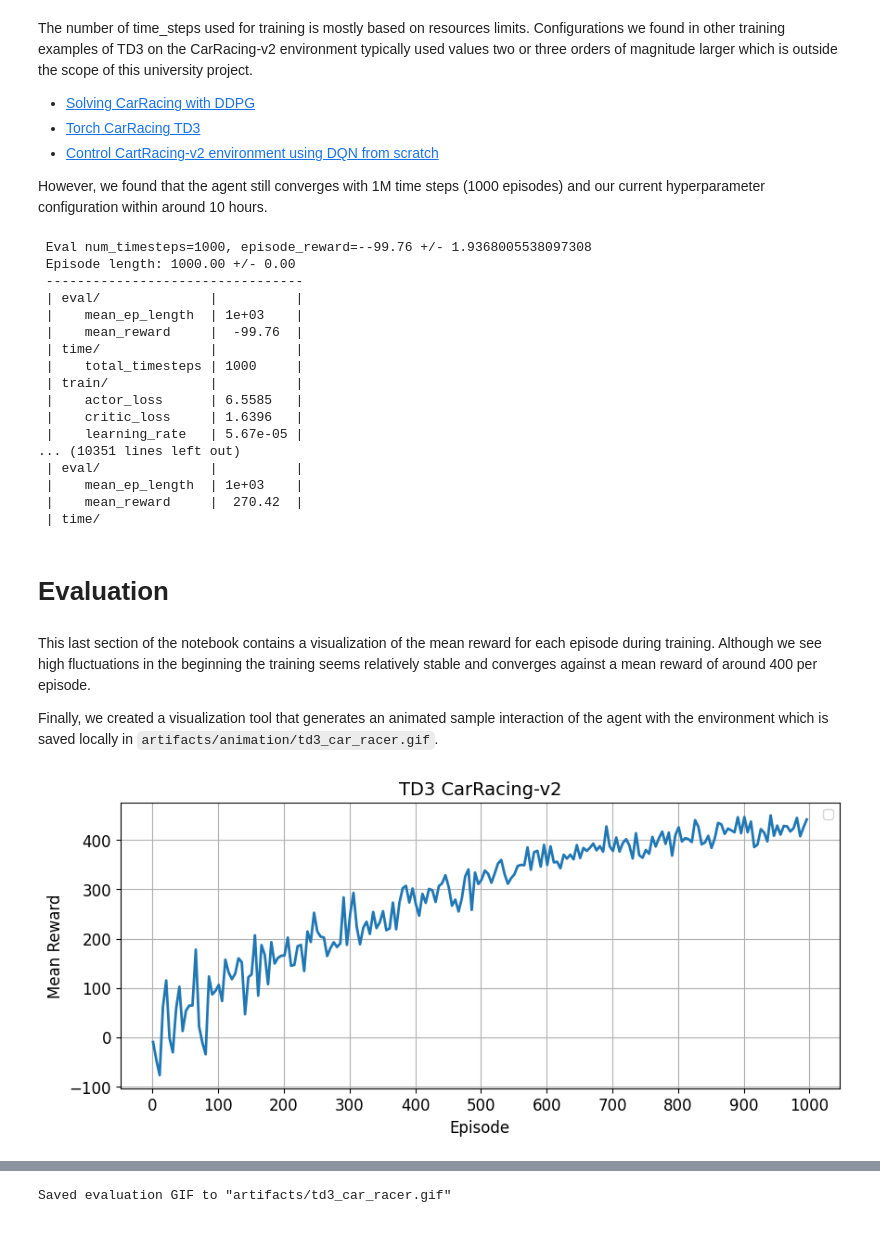
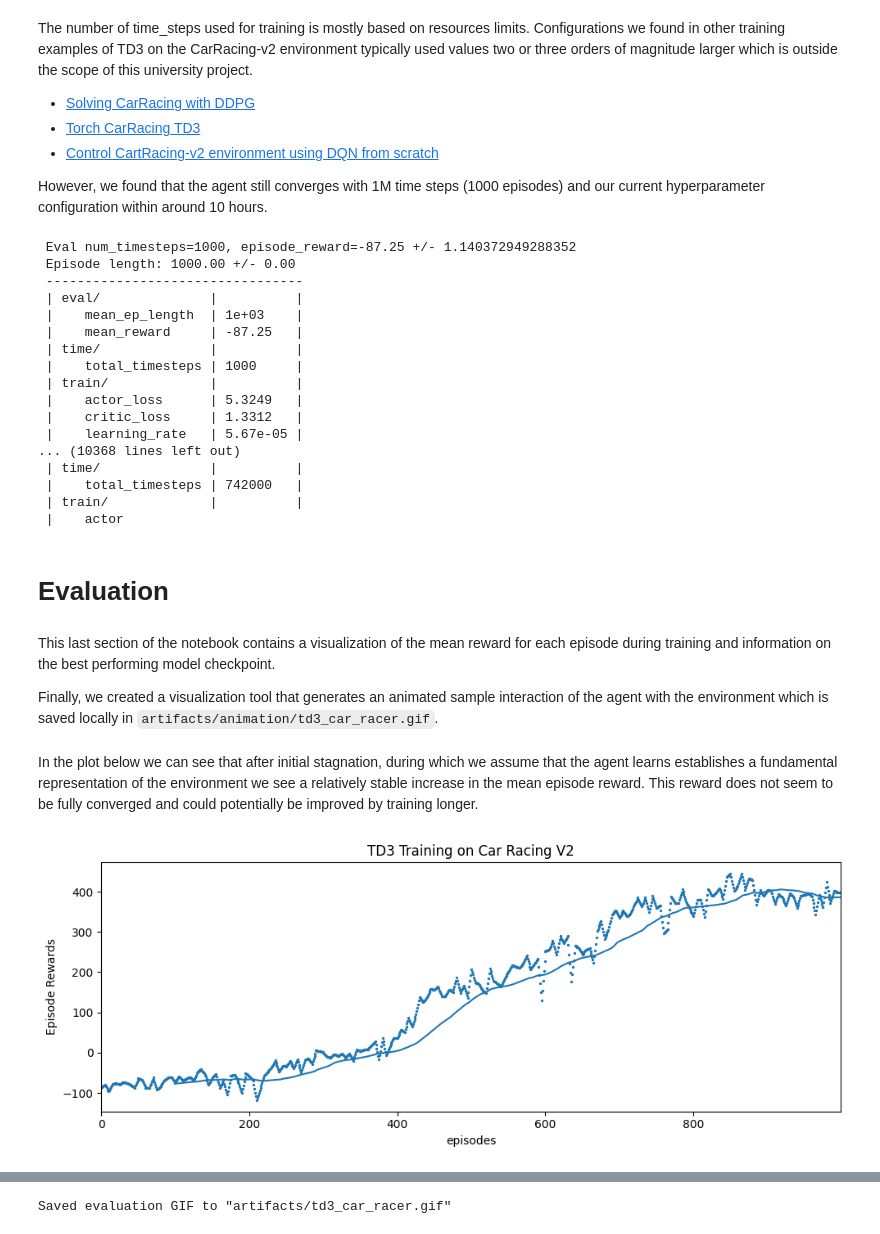
Before and after one commit to adavidho/racing-rl-project, a Jupyter notebook: td3_car_racing.ipynb, the cells around one changed output, grey strips where cells are left out. Drawn from its saved outputs; the diff is of its cells as text; code cells hidden in the pictures.

```diff
--- a/td3_car_racing.ipynb
+++ b/td3_car_racing.ipynb
@@ -209,30 +227,32 @@ However, we found that the agent still converges with 1M time steps (1000 episod
 # %%
 # Start training
 time_steps = 1000000
-model.learn(total_timesteps=time_steps, callback=eval_callback, log_interval=10)
+model.learn(
+    total_timesteps=time_steps, callback=eval_callback, log_interval=10
+)
 model.save("artifacts/model/td3_car_racing")
 # %% [output]
- Eval num_timesteps=1000, episode_reward=--99.76 +/- 1.9368005538097308
+ Eval num_timesteps=1000, episode_reward=-87.25 +/- 1.140372949288352
  Episode length: 1000.00 +/- 0.00
  ---------------------------------
  | eval/              |          |
  |    mean_ep_length  | 1e+03    |
- |    mean_reward     |  -99.76  |
+ |    mean_reward     | -87.25   |
  | time/              |          |
  |    total_timesteps | 1000     |
  | train/             |          |
- |    actor_loss      | 6.5585   |
- |    critic_loss     | 1.6396   |
+ |    actor_loss      | 5.3249   |
+ |    critic_loss     | 1.3312   |
  |    learning_rate   | 5.67e-05 |
-... (10351 lines left out)
- | eval/              |          |
- |    mean_ep_length  | 1e+03    |
- |    mean_reward     |  270.42  |
- | time/
+... (10368 lines left out)
+ | time/              |          |
+ |    total_timesteps | 742000   |
+ | train/             |          |
+ |    actor
 # %% [markdown]
 # Evaluation
 # %% [markdown]
-This last section of the notebook contains a visualization of the mean reward for each episode during training. Although we see high fluctuations in the beginning the training seems relatively stable and converges against a mean reward of around 400 per episode.
+This last section of the notebook contains a visualization of the mean reward for each episode during training and information on the best performing model checkpoint.
 
 Finally, we created a visualization tool that generates an animated sample interaction of the agent with the environment which is saved locally in `artifacts/animation/td3_car_racer.gif`.
 # %%
@@ -241,6 +262,14 @@ from stable_baselines3.common import results_plotter
 from utils.visualization import render_example
+# %% [markdown]
+In the plot below we can see that after initial stagnation, during which we assume that the agent learns establishes a fundamental representation of the environment we see a relatively stable increase in the mean episode reward. This reward does not seem to be fully converged and could potentially be improved by training longer.
 # %%
-results_plotter.plot_results([log_dir], time_steps, results_plotter.X_EPISODES, "TD3 Training on Car Racing V2")
+results_plotter.plot_results(
+    dirs=[log_dir],
+    num_timesteps=time_steps,
+    x_axis=results_plotter.X_EPISODES,
+    task_name="TD3 Training on Car Racing V2",
+    figsize=(10, 4),
+)
 plt.show()
 # %% [output]
-[figure, old version]
+[figure, new version]
```
Also changed, not shown: parts of 9 cells of this notebook, 2 other files.
